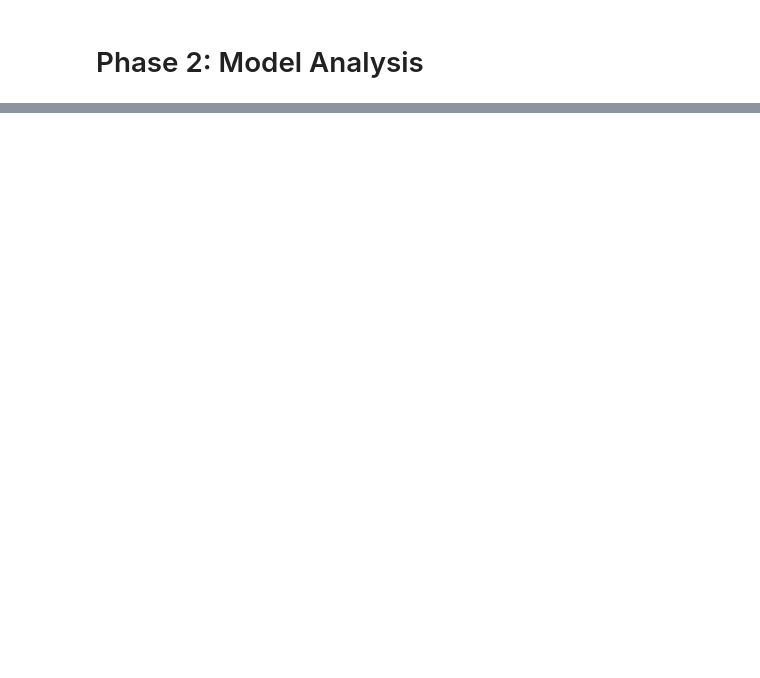
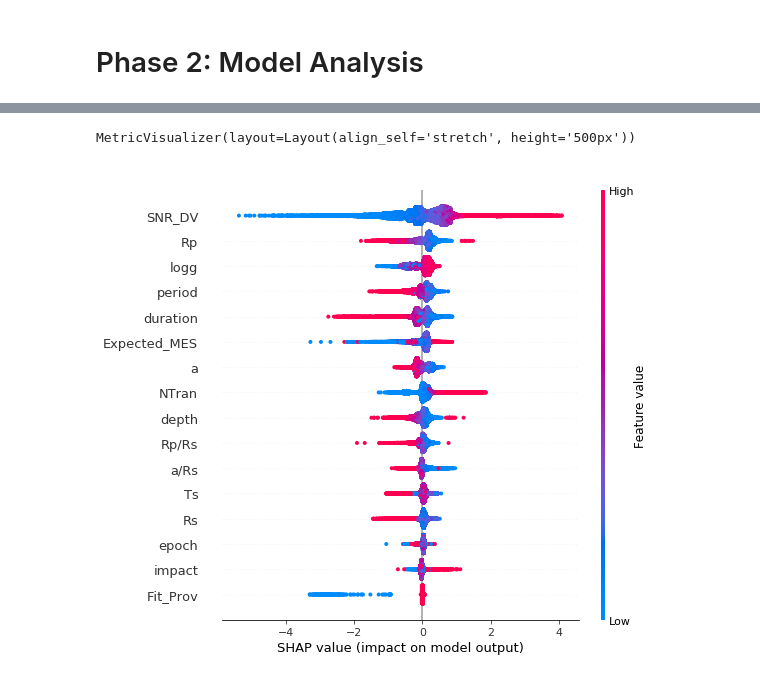
Before and after one commit to yutarochan/DS440, a Jupyter notebook: notebooks/Phase 2 Analyis.ipynb, the cells around one changed output, grey strips where cells are left out. Cells and saved outputs as stored; diff of their text form; code cells hidden in the pictures; blank space fills up the shorter version.

```diff
--- a/notebooks/Phase 2 Analyis.ipynb
+++ b/notebooks/Phase 2 Analyis.ipynb
@@ -44,0 +93,35 @@ y = df['Disp']
+# %%
+def shapAnalysis(originalX, model, shap_values):
+
+
+    explainer = shap.TreeExplainer(model=model, feature_dependence='tree_path_dependent', model_output='margin')
+    shap_values = explainer.shap_values(X=originalX)
+    shap.summary_plot(shap_values, originalX)
+    shap.summary_plot(shap_values, originalX, plot_type="bar")
+
+def fitCatBoost(X_train, y_train, X_validation, y_validation):
+    model = CatBoostClassifier(
+        n_estimators=1000,
+        custom_loss=['Accuracy'],
+        random_seed=42,
+        logging_level='Silent'
+    )
+    model.fit(
+        X_train, y_train,
+        eval_set=(X_validation, y_validation),
+        plot=True
+    );
+
+
+def analyze(X, y):
+    originalX, originalY = X, y
+    X, X_test, y, y_test = train_test_split(originalX, originalY, train_size=0.90, random_state=42)
+    X_train, X_validation, y_train, y_validation = train_test_split(X, y, train_size=0.85, random_state=42)
+
+    fitCatBoost(X_train, y_train, X_validation, y_validation)
+    shapAnalysis(originalX, model, shap_values)
+
+
+shap.initjs()
+analyze(X, y)
+# %% [output]
@@ -44,0 +130,2 @@ y = df['Disp']
+MetricVisualizer(layout=Layout(align_self='stretch', height='500px'))
+[figure, added]
```
Also changed, not shown: parts of 8 cells of this notebook.
